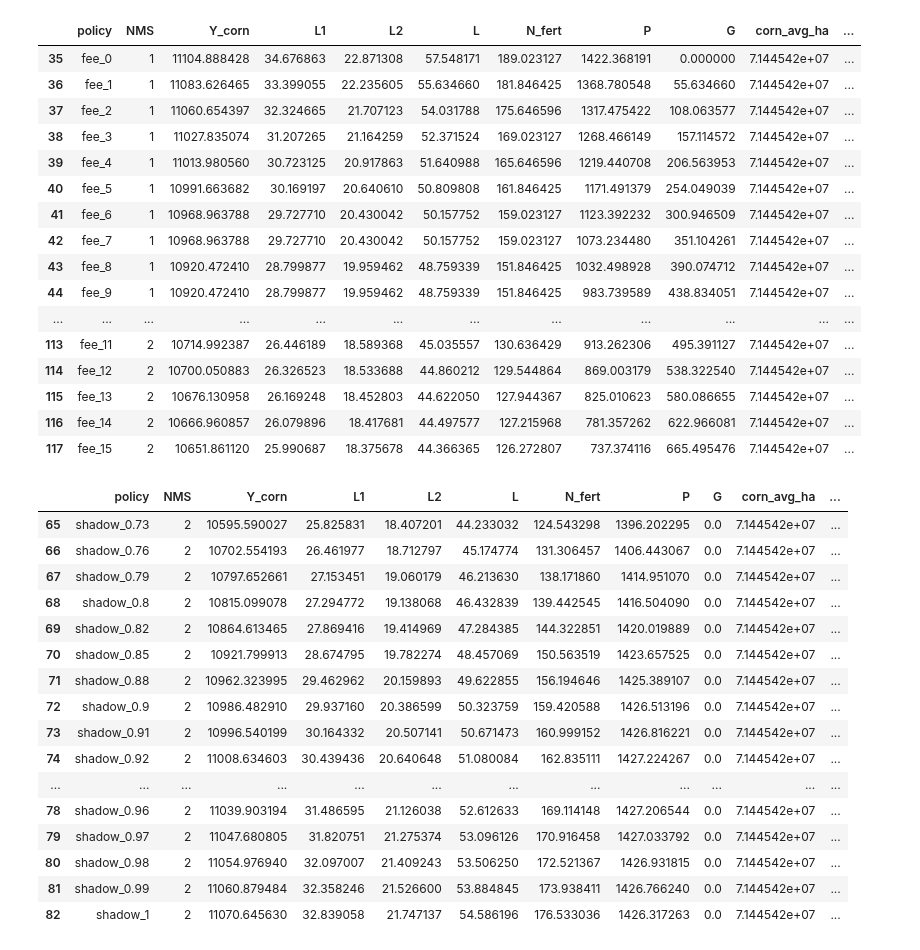
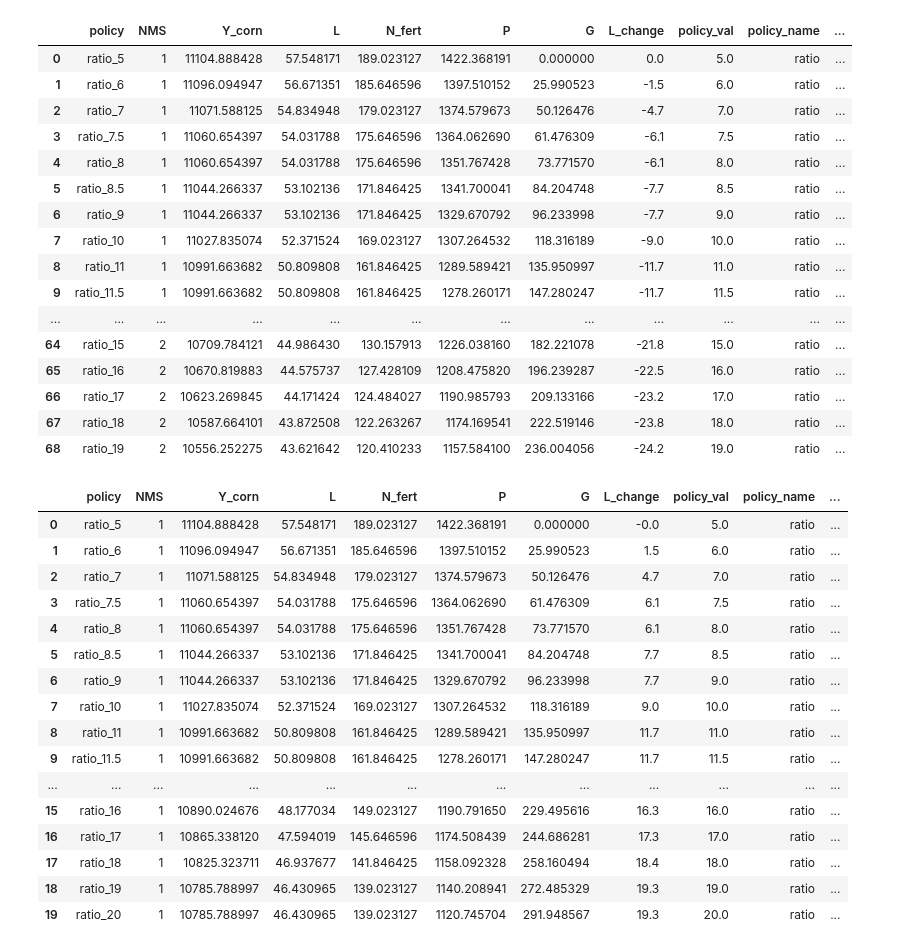
Before and after one commit to germanmandrini/n_policy, a Jupyter notebook: Codes/5e_L_reduction_cost.ipynb, the cells around one changed output. Drawn from its saved outputs; the diff is of its cells as text; code cells hidden in the pictures.

```diff
--- a/Codes/5e_L_reduction_cost.ipynb
+++ b/Codes/5e_L_reduction_cost.ipynb
@@ -21,61 +21,62 @@ perfomances_dt4 = perfomances_dt4[perfomances_dt4['Y_corn_pct'] <= 1.05]
 
 # #Calculate ag-sector cost
 perfomances_dt4['C'] = - perfomances_dt4['P_dlt'] - perfomances_dt4['G']
-perfomances_dt4[perfomances_dt4['policy_name'] == 'fee']
+# perfomances_dt4['L_change'] = -perfomances_dt4['L_change']
+perfomances_dt4[perfomances_dt4['policy_name'] == 'ratio']
 # %% [output]
-|  | policy | NMS | Y_corn | L1 | L2 | L | N_fert | P | G | corn_avg_ha | ... |
-| 35 | fee_0 | 1 | 11104.888428 | 34.676863 | 22.871308 | 57.548171 | 189.023127 | 1422.368191 | 0.000000 | 7.144542e+07 | ... |
-| 36 | fee_1 | 1 | 11083.626465 | 33.399055 | 22.235605 | 55.634660 | 181.846425 | 1368.780548 | 55.634660 | 7.144542e+07 | ... |
-| 37 | fee_2 | 1 | 11060.654397 | 32.324665 | 21.707123 | 54.031788 | 175.646596 | 1317.475422 | 108.063577 | 7.144542e+07 | ... |
-| 38 | fee_3 | 1 | 11027.835074 | 31.207265 | 21.164259 | 52.371524 | 169.023127 | 1268.466149 | 157.114572 | 7.144542e+07 | ... |
-| 39 | fee_4 | 1 | 11013.980560 | 30.723125 | 20.917863 | 51.640988 | 165.646596 | 1219.440708 | 206.563953 | 7.144542e+07 | ... |
-| 40 | fee_5 | 1 | 10991.663682 | 30.169197 | 20.640610 | 50.809808 | 161.846425 | 1171.491379 | 254.049039 | 7.144542e+07 | ... |
-| 41 | fee_6 | 1 | 10968.963788 | 29.727710 | 20.430042 | 50.157752 | 159.023127 | 1123.392232 | 300.946509 | 7.144542e+07 | ... |
-| 42 | fee_7 | 1 | 10968.963788 | 29.727710 | 20.430042 | 50.157752 | 159.023127 | 1073.234480 | 351.104261 | 7.144542e+07 | ... |
-| 43 | fee_8 | 1 | 10920.472410 | 28.799877 | 19.959462 | 48.759339 | 151.846425 | 1032.498928 | 390.074712 | 7.144542e+07 | ... |
-| 44 | fee_9 | 1 | 10920.472410 | 28.799877 | 19.959462 | 48.759339 | 151.846425 | 983.739589 | 438.834051 | 7.144542e+07 | ... |
+|  | policy | NMS | Y_corn | L | N_fert | P | G | L_change | policy_val | policy_name | ... |
+| 0 | ratio_5 | 1 | 11104.888428 | 57.548171 | 189.023127 | 1422.368191 | 0.000000 | 0.0 | 5.0 | ratio | ... |
+| 1 | ratio_6 | 1 | 11096.094947 | 56.671351 | 185.646596 | 1397.510152 | 25.990523 | -1.5 | 6.0 | ratio | ... |
+| 2 | ratio_7 | 1 | 11071.588125 | 54.834948 | 179.023127 | 1374.579673 | 50.126476 | -4.7 | 7.0 | ratio | ... |
+| 3 | ratio_7.5 | 1 | 11060.654397 | 54.031788 | 175.646596 | 1364.062690 | 61.476309 | -6.1 | 7.5 | ratio | ... |
+| 4 | ratio_8 | 1 | 11060.654397 | 54.031788 | 175.646596 | 1351.767428 | 73.771570 | -6.1 | 8.0 | ratio | ... |
+| 5 | ratio_8.5 | 1 | 11044.266337 | 53.102136 | 171.846425 | 1341.700041 | 84.204748 | -7.7 | 8.5 | ratio | ... |
+| 6 | ratio_9 | 1 | 11044.266337 | 53.102136 | 171.846425 | 1329.670792 | 96.233998 | -7.7 | 9.0 | ratio | ... |
+| 7 | ratio_10 | 1 | 11027.835074 | 52.371524 | 169.023127 | 1307.264532 | 118.316189 | -9.0 | 10.0 | ratio | ... |
+| 8 | ratio_11 | 1 | 10991.663682 | 50.809808 | 161.846425 | 1289.589421 | 135.950997 | -11.7 | 11.0 | ratio | ... |
+| 9 | ratio_11.5 | 1 | 10991.663682 | 50.809808 | 161.846425 | 1278.260171 | 147.280247 | -11.7 | 11.5 | ratio | ... |
 | ... | ... | ... | ... | ... | ... | ... | ... | ... | ... | ... | ... |
-| 113 | fee_11 | 2 | 10714.992387 | 26.446189 | 18.589368 | 45.035557 | 130.636429 | 913.262306 | 495.391127 | 7.144542e+07 | ... |
-| 114 | fee_12 | 2 | 10700.050883 | 26.326523 | 18.533688 | 44.860212 | 129.544864 | 869.003179 | 538.322540 | 7.144542e+07 | ... |
-| 115 | fee_13 | 2 | 10676.130958 | 26.169248 | 18.452803 | 44.622050 | 127.944367 | 825.010623 | 580.086655 | 7.144542e+07 | ... |
-| 116 | fee_14 | 2 | 10666.960857 | 26.079896 | 18.417681 | 44.497577 | 127.215968 | 781.357262 | 622.966081 | 7.144542e+07 | ... |
-| 117 | fee_15 | 2 | 10651.861120 | 25.990687 | 18.375678 | 44.366365 | 126.272807 | 737.374116 | 665.495476 | 7.144542e+07 | ... |
+| 64 | ratio_15 | 2 | 10709.784121 | 44.986430 | 130.157913 | 1226.038160 | 182.221078 | -21.8 | 15.0 | ratio | ... |
+| 65 | ratio_16 | 2 | 10670.819883 | 44.575737 | 127.428109 | 1208.475820 | 196.239287 | -22.5 | 16.0 | ratio | ... |
+| 66 | ratio_17 | 2 | 10623.269845 | 44.171424 | 124.484027 | 1190.985793 | 209.133166 | -23.2 | 17.0 | ratio | ... |
+| 67 | ratio_18 | 2 | 10587.664101 | 43.872508 | 122.263267 | 1174.169541 | 222.519146 | -23.8 | 18.0 | ratio | ... |
+| 68 | ratio_19 | 2 | 10556.252275 | 43.621642 | 120.410233 | 1157.584100 | 236.004056 | -24.2 | 19.0 | ratio | ... |
 # %%
 perfomances_dt4['L_change'] = -perfomances_dt4['L_change']
 # perfomances_dt4 = perfomances_dt4[perfomances_dt4['L_change'] >= 0]
 perfomances_dt4 = perfomances_dt4.sort_values(by=['policy_val'])
 ratio_1_dt = perfomances_dt4[(perfomances_dt4['policy_name'] == 'ratio') & (perfomances_dt4['NMS'] == '1')]
 fee_1_dt = perfomances_dt4[(perfomances_dt4['policy_name'] == 'fee') & (perfomances_dt4['NMS'] == '1')]
 nred_1_dt = perfomances_dt4[(perfomances_dt4['policy_name'] == 'nred') & (perfomances_dt4['NMS'] == '1')]
 # subs_1_dt = perfomances_dt4[(perfomances_dt4['policy_name'] == 'subs') & (perfomances_dt4['NMS'] == '1')]
 shadow_1_dt = perfomances_dt4[(perfomances_dt4['policy_name'] == 'shadow') & (perfomances_dt4['NMS'] == '1')]
 
 ratio_2_dt = perfomances_dt4[(perfomances_dt4['policy_name'] == 'ratio') & (perfomances_dt4['NMS'] == '2')]
 fee_2_dt = perfomances_dt4[(perfomances_dt4['policy_name'] == 'fee') & (perfomances_dt4['NMS'] == '2')]
 nred_2_dt = perfomances_dt4[(perfomances_dt4['policy_name'] == 'nred') & (perfomances_dt4['NMS'] == '2')]
 # subs_2_dt = perfomances_dt4[(perfomances_dt4['policy_name'] == 'subs') & (perfomances_dt4['NMS'] == '2')]
 shadow_2_dt = perfomances_dt4[(perfomances_dt4['policy_name'] == 'shadow') & (perfomances_dt4['NMS'] == '2')]
 
 perfomances_dt4[perfomances_dt4['policy_name'] == 'fee']
-shadow_2_dt
+ratio_1_dt
 # %% [output]
-|  | policy | NMS | Y_corn | L1 | L2 | L | N_fert | P | G | corn_avg_ha | ... |
-| 65 | shadow_0.73 | 2 | 10595.590027 | 25.825831 | 18.407201 | 44.233032 | 124.543298 | 1396.202295 | 0.0 | 7.144542e+07 | ... |
-| 66 | shadow_0.76 | 2 | 10702.554193 | 26.461977 | 18.712797 | 45.174774 | 131.306457 | 1406.443067 | 0.0 | 7.144542e+07 | ... |
-| 67 | shadow_0.79 | 2 | 10797.652661 | 27.153451 | 19.060179 | 46.213630 | 138.171860 | 1414.951070 | 0.0 | 7.144542e+07 | ... |
-| 68 | shadow_0.8 | 2 | 10815.099078 | 27.294772 | 19.138068 | 46.432839 | 139.442545 | 1416.504090 | 0.0 | 7.144542e+07 | ... |
-| 69 | shadow_0.82 | 2 | 10864.613465 | 27.869416 | 19.414969 | 47.284385 | 144.322851 | 1420.019889 | 0.0 | 7.144542e+07 | ... |
-| 70 | shadow_0.85 | 2 | 10921.799913 | 28.674795 | 19.782274 | 48.457069 | 150.563519 | 1423.657525 | 0.0 | 7.144542e+07 | ... |
-| 71 | shadow_0.88 | 2 | 10962.323995 | 29.462962 | 20.159893 | 49.622855 | 156.194646 | 1425.389107 | 0.0 | 7.144542e+07 | ... |
-| 72 | shadow_0.9 | 2 | 10986.482910 | 29.937160 | 20.386599 | 50.323759 | 159.420588 | 1426.513196 | 0.0 | 7.144542e+07 | ... |
-| 73 | shadow_0.91 | 2 | 10996.540199 | 30.164332 | 20.507141 | 50.671473 | 160.999152 | 1426.816221 | 0.0 | 7.144542e+07 | ... |
-| 74 | shadow_0.92 | 2 | 11008.634603 | 30.439436 | 20.640648 | 51.080084 | 162.835111 | 1427.224267 | 0.0 | 7.144542e+07 | ... |
+|  | policy | NMS | Y_corn | L | N_fert | P | G | L_change | policy_val | policy_name | ... |
+| 0 | ratio_5 | 1 | 11104.888428 | 57.548171 | 189.023127 | 1422.368191 | 0.000000 | -0.0 | 5.0 | ratio | ... |
+| 1 | ratio_6 | 1 | 11096.094947 | 56.671351 | 185.646596 | 1397.510152 | 25.990523 | 1.5 | 6.0 | ratio | ... |
+| 2 | ratio_7 | 1 | 11071.588125 | 54.834948 | 179.023127 | 1374.579673 | 50.126476 | 4.7 | 7.0 | ratio | ... |
+| 3 | ratio_7.5 | 1 | 11060.654397 | 54.031788 | 175.646596 | 1364.062690 | 61.476309 | 6.1 | 7.5 | ratio | ... |
+| 4 | ratio_8 | 1 | 11060.654397 | 54.031788 | 175.646596 | 1351.767428 | 73.771570 | 6.1 | 8.0 | ratio | ... |
+| 5 | ratio_8.5 | 1 | 11044.266337 | 53.102136 | 171.846425 | 1341.700041 | 84.204748 | 7.7 | 8.5 | ratio | ... |
+| 6 | ratio_9 | 1 | 11044.266337 | 53.102136 | 171.846425 | 1329.670792 | 96.233998 | 7.7 | 9.0 | ratio | ... |
+| 7 | ratio_10 | 1 | 11027.835074 | 52.371524 | 169.023127 | 1307.264532 | 118.316189 | 9.0 | 10.0 | ratio | ... |
+| 8 | ratio_11 | 1 | 10991.663682 | 50.809808 | 161.846425 | 1289.589421 | 135.950997 | 11.7 | 11.0 | ratio | ... |
+| 9 | ratio_11.5 | 1 | 10991.663682 | 50.809808 | 161.846425 | 1278.260171 | 147.280247 | 11.7 | 11.5 | ratio | ... |
 | ... | ... | ... | ... | ... | ... | ... | ... | ... | ... | ... | ... |
-| 78 | shadow_0.96 | 2 | 11039.903194 | 31.486595 | 21.126038 | 52.612633 | 169.114148 | 1427.206544 | 0.0 | 7.144542e+07 | ... |
-| 79 | shadow_0.97 | 2 | 11047.680805 | 31.820751 | 21.275374 | 53.096126 | 170.916458 | 1427.033792 | 0.0 | 7.144542e+07 | ... |
-| 80 | shadow_0.98 | 2 | 11054.976940 | 32.097007 | 21.409243 | 53.506250 | 172.521367 | 1426.931815 | 0.0 | 7.144542e+07 | ... |
-| 81 | shadow_0.99 | 2 | 11060.879484 | 32.358246 | 21.526600 | 53.884845 | 173.938411 | 1426.766240 | 0.0 | 7.144542e+07 | ... |
-| 82 | shadow_1 | 2 | 11070.645630 | 32.839058 | 21.747137 | 54.586196 | 176.533036 | 1426.317263 | 0.0 | 7.144542e+07 | ... |
+| 15 | ratio_16 | 1 | 10890.024676 | 48.177034 | 149.023127 | 1190.791650 | 229.495616 | 16.3 | 16.0 | ratio | ... |
+| 16 | ratio_17 | 1 | 10865.338120 | 47.594019 | 145.646596 | 1174.508439 | 244.686281 | 17.3 | 17.0 | ratio | ... |
+| 17 | ratio_18 | 1 | 10825.323711 | 46.937677 | 141.846425 | 1158.092328 | 258.160494 | 18.4 | 18.0 | ratio | ... |
+| 18 | ratio_19 | 1 | 10785.788997 | 46.430965 | 139.023127 | 1140.208941 | 272.485329 | 19.3 | 19.0 | ratio | ... |
+| 19 | ratio_20 | 1 | 10785.788997 | 46.430965 | 139.023127 | 1120.745704 | 291.948567 | 19.3 | 20.0 | ratio | ... |
 # %%
 # libraries
 import matplotlib.pyplot as plt
```
Also changed, not shown: parts of 1 cell of this notebook, 3 other files.
